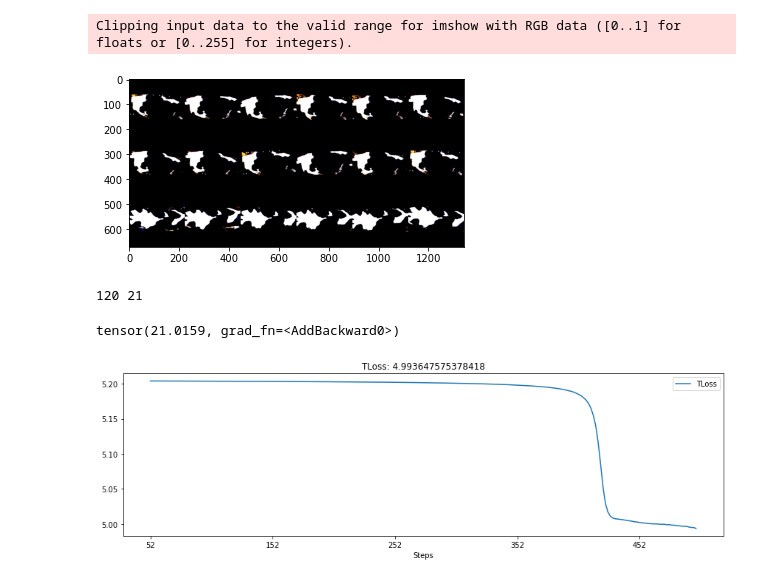
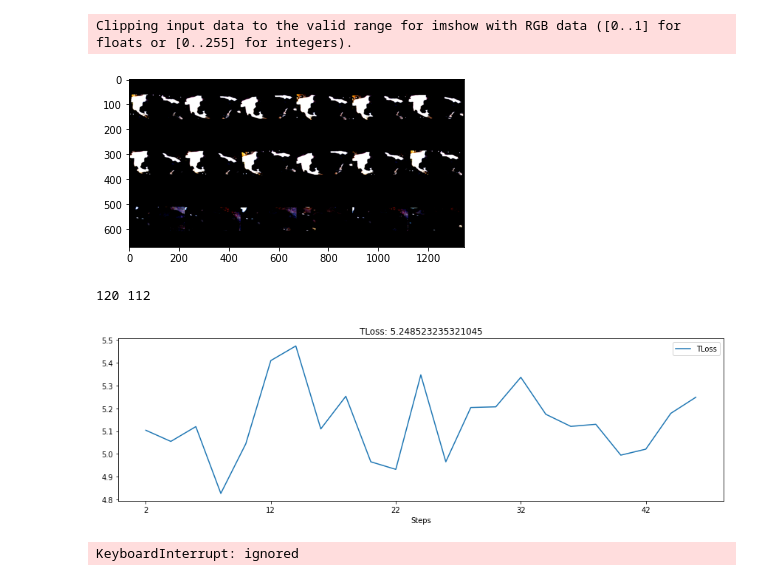
Before and after one commit to Asheeshkrsharma/Identification-OpenCows, a Jupyter notebook: tracklet.ipynb, the cells around one changed output. Drawn from its saved outputs; the diff is of its cells as text; code cells hidden in the pictures.

```diff
--- a/tracklet.ipynb
+++ b/tracklet.ipynb
@@ -259,33 +280,35 @@ class LRResNetMod(nn.Module):
 # %%
 import matplotlib.pyplot as plt
 
 trainingDataset = OpenSetCows2021TrackLet(
-    "/Users/as16542/Downloads/4vnrca7qw1642qlwxjadp87h7",
+    "/content/datasets/OpenSetCows2021",
     "utils/opencowsTracklets.json",
     maxSequenceLength=6,
     transform=True,
 )
 
 # Test
 negative, anchor, positive, positiveLabel, negativeLabel = trainingDataset.__getitem__(1)
 anc = [a.permute(1, 2, 0).numpy() for a in anchor]
 pos = [a.permute(1, 2, 0).numpy() for a in positive]
 neg = [a.permute(1, 2, 0).numpy() for a in negative]
 
 # Function to compose images in a grid
 compose = lambda images, horizontal: numpy.concatenate(
     [img if horizontal == 1 else img for img in images],
     axis=horizontal,
 )
 
 plt.imshow(compose([compose(anc, 1), compose(pos, 1), compose(neg, 1)], 0))
 plt.show()
 print(positiveLabel, negativeLabel)
 # %% [output]
 Clipping input data to the valid range for imshow with RGB data ([0..1] for floats or [0..255] for integers).
-[figure, old version]
+[figure, new version]
-120 21
+120 112
 # %%
+import torch.nn.functional as F
+
 # Reciprocal Triplet loss
 class RTL(nn.Module):
     def __init__(self):
@@ -295,9 +318,7 @@ class RTL(nn.Module):
         return (anchor - instance).pow(2).sum(1)
 
     def forward(self, negative, anchor, positive, prediction=None, target=None):
-        # Take mean along the sequence dimension
-        negative, positive, anchor = negative.mean(dim=1), positive.mean(dim=1), anchor.mean(dim=1)
-        return self.d(anchor, positive) + 1 / self.d(anchor, negative)
+        return self.d(anchor, positive) + (1 / self.d(anchor, negative))
 
 class RTLSL(nn.Module):
     def __init__(self, _lambda=0.01):
@@ -307,39 +328,37 @@ class RTLSL(nn.Module):
         self.CE = nn.CrossEntropyLoss()
 
     def forward(self, negative, anchor, positive, prediction, target):
-        rtlLoss = self._lambda * self.RTL(anchor, positive, negative).sum()
+        rtlLoss = self.RTL(negative, anchor, positive)
         entropy = self.CE(input=prediction, target=target)
-        return rtlLoss + entropy
+        return self._lambda * rtlLoss.mean() + entropy
-# %% [output]
-tensor(21.0159, grad_fn=<AddBackward0>)
 # %%
 trainingDataset = OpenSetCows2021TrackLet(
-    "/Users/as16542/Downloads/4vnrca7qw1642qlwxjadp87h7",
+    "/content/datasets/OpenSetCows2021",
     "utils/opencowsTracklets.json",
     maxSequenceLength=5,
     transform=True,
 )
 
 trainingDataLoader = DataLoader(
-    trainingDataset, batch_size=5, num_workers=1, shuffle=False
+    trainingDataset, batch_size=5, num_workers=1, shuffle=True
 )
 
 # Get the device, prefer Cuda over CPU
 device = torch.device("cuda" if torch.cuda.is_available() else "cpu")
-
-# There are 154 individuals in the dataset
-model = LRResNetMod(154)
+# device = "cpu"
+# There are 155 individuals in the dataset
+model = LRResNetMod(155)
 model.to(device)
 
 # We will use cross entropy loss for the training
 lossFN = RTLSL()
 
-loss, numEpochs = 0, 500
+loss, numEpochs = 0, 200
 
 # To store the training history
 history, canvas = hl.History(), hl.Canvas()
 
-optimiser = optim.SGD(model.parameters(), momentum=0.9, lr=0.02, weight_decay=1e-4)
+optimiser = optim.SGD(model.parameters(), momentum=0.9, lr=1e-1, weight_decay=1e-7)
 
 with tqdm(range(numEpochs), desc="Training epochs", position=0) as pbar:
     pbar.refresh()
@@ -365,17 +384,12 @@ with tqdm(range(numEpochs), desc="Training epochs", position=0) as pbar:
         # Calculate loss and Back propagate
         def backPropagate():
             optimiser.zero_grad()
-            # Must be done before you run a new batch. Otherwise the LSTM will
-            # treat a new batch as a continuation of a sequence
-            model.lstm.reset_hidden_state()
             negativeEMBD, anchorEMBD, positiveEMBD, labels = model(
                 anchor, negatives, positives
             )
             loss = lossFN(
-                negativeEMBD,
-                anchorEMBD,
-                positiveEMBD,
-                labels,
+                negativeEMBD, anchorEMBD,
+                positiveEMBD, labels,
                 torch.cat((positiveLabel, positiveLabel, negativeLabel), dim=0),
             )
             loss.backward()
@@ -384,8 +398,7 @@ with tqdm(range(numEpochs), desc="Training epochs", position=0) as pbar:
         loss = optimiser.step(backPropagate)
         # Every second iteration, calculate model accuracy, evaluate the loss
         # function on the test dataset. Save the experiment history
-        if epoch % 2 == 0 and epoch > 50:
-            # accuracy = 0.
+        if epoch % 2 == 0 and epoch > 0:
             history.log(epoch, TLoss=loss.data)
             model.train()
             with canvas:
@@ -393,7 +406,8 @@ with tqdm(range(numEpochs), desc="Training epochs", position=0) as pbar:
         pbar.update()
     pbar.refresh()
 # %% [output]
-[figure, old version]
+[figure, new version]
+KeyboardInterrupt: ignored
 # %%
 modelPrefix = 'LRCNN'
 torch.save(model.state_dict(), f"./models/{modelPrefix}.pth")
```
Also changed, not shown: parts of 9 cells of this notebook.
